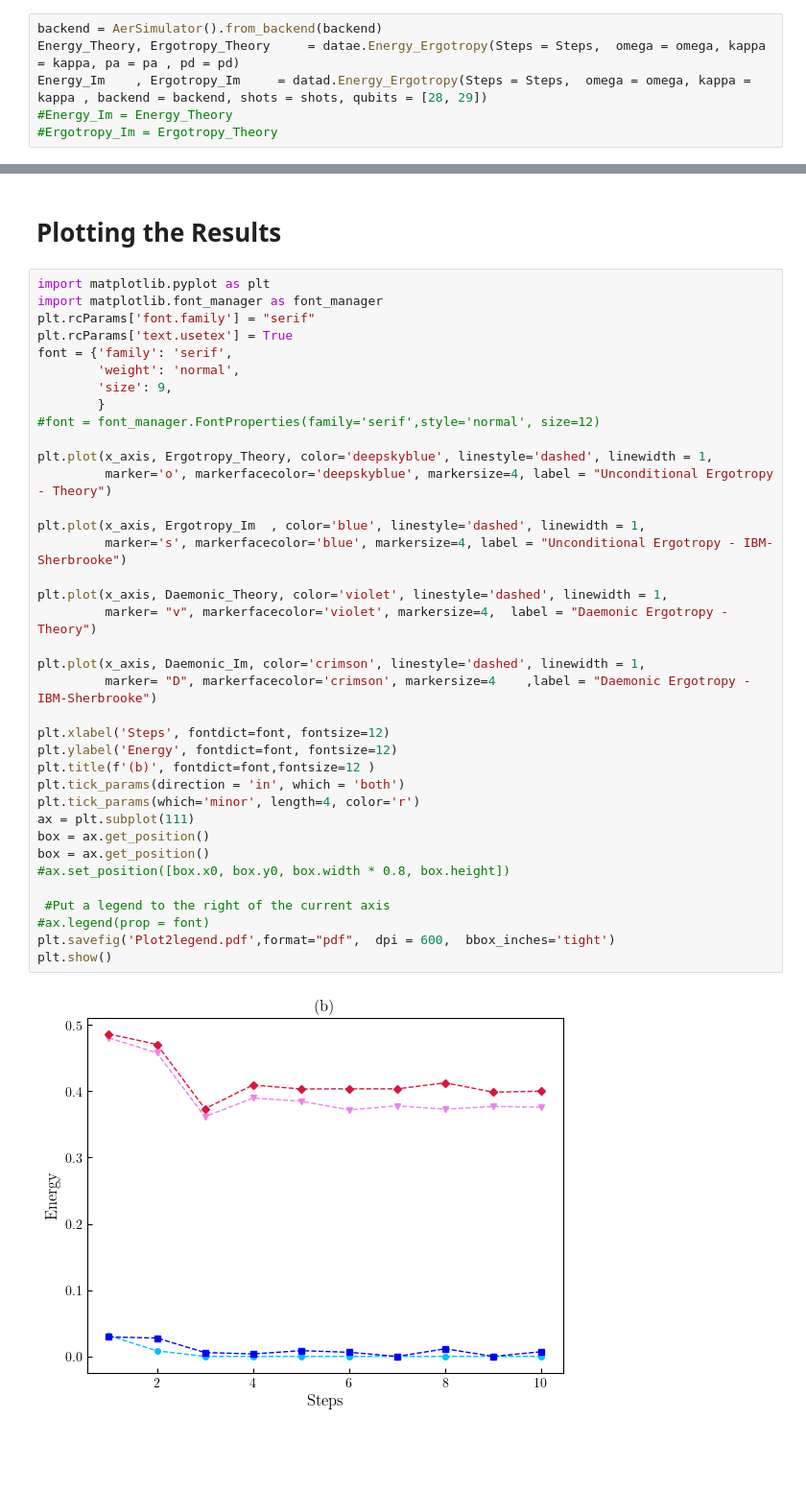
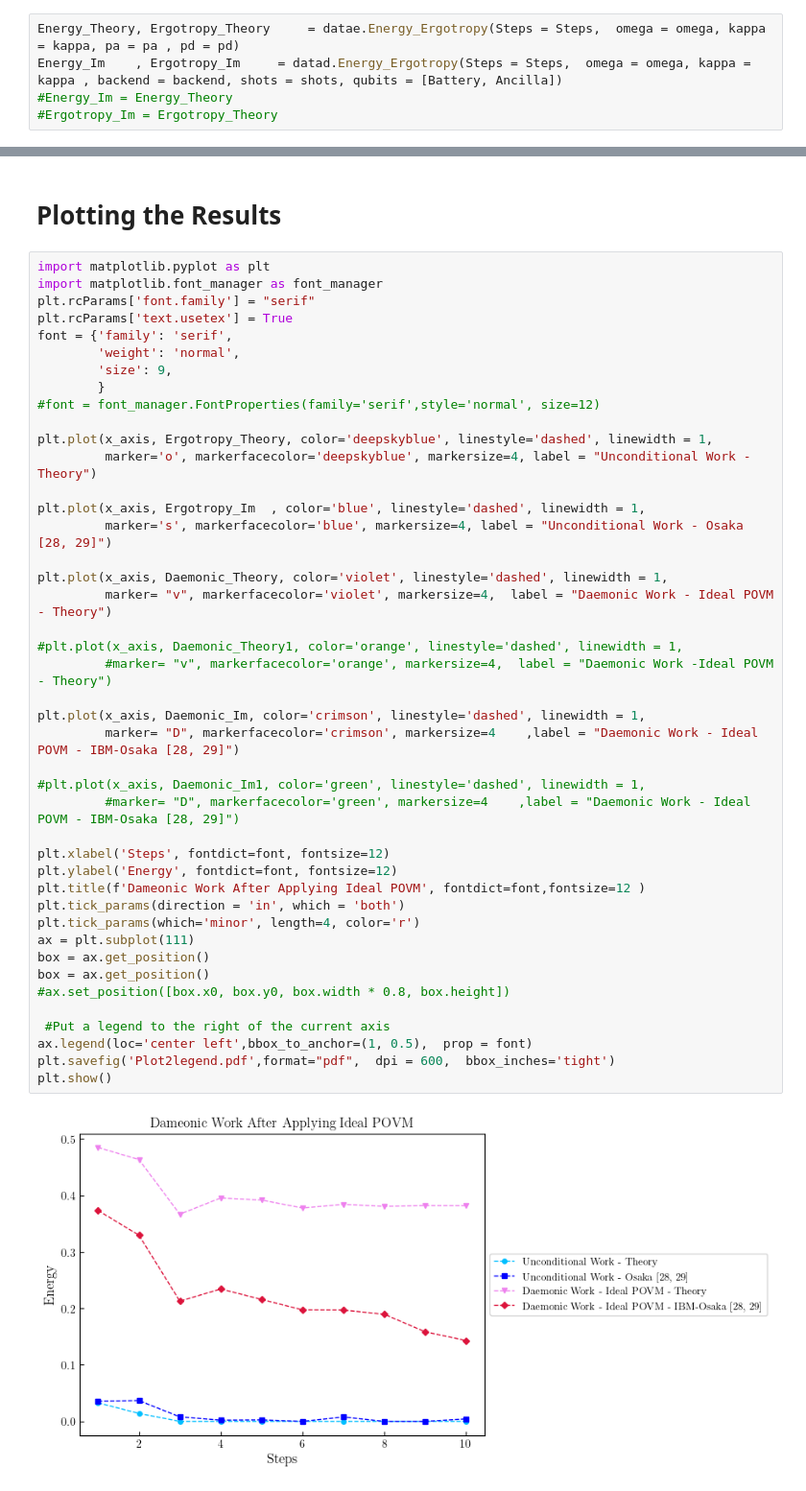
Before and after one commit to nelyasi/OQB-implementation---Batsim, a Jupyter notebook: RunMe.ipynb, the cells around one changed output, grey strips where cells are left out. Shown: that part at 96% size. Saved outputs shown, nothing was run; the diff lists cells and outputs as text; blank space fills up the shorter version.

```diff
--- a/RunMe.ipynb
+++ b/RunMe.ipynb
@@ -89,9 +99,8 @@ ERROR:websocket:ping/pong timed out - goodbye
 # %% [markdown]
 # Charged Energy and Unconditional Ergotropy
 # %%
-backend = AerSimulator().from_backend(backend)
 Energy_Theory, Ergotropy_Theory     = datae.Energy_Ergotropy(Steps = Steps,  omega = omega, kappa = kappa, pa = pa , pd = pd)
-Energy_Im    , Ergotropy_Im     = datad.Energy_Ergotropy(Steps = Steps,  omega = omega, kappa = kappa , backend = backend, shots = shots, qubits = [28, 29])
+Energy_Im    , Ergotropy_Im     = datad.Energy_Ergotropy(Steps = Steps,  omega = omega, kappa = kappa , backend = backend, shots = shots, qubits = [Battery, Ancilla])
 #Energy_Im = Energy_Theory
 #Ergotropy_Im = Ergotropy_Theory
 # %% [markdown]
@@ -112,40 +121,46 @@ import matplotlib.pyplot as plt
 import matplotlib.font_manager as font_manager
 plt.rcParams['font.family'] = "serif"
 plt.rcParams['text.usetex'] = True
 font = {'family': 'serif',
         'weight': 'normal',
         'size': 9,
         }
 #font = font_manager.FontProperties(family='serif',style='normal', size=12)
 
 plt.plot(x_axis, Ergotropy_Theory, color='deepskyblue', linestyle='dashed', linewidth = 1,
-         marker='o', markerfacecolor='deepskyblue', markersize=4, label = "Unconditional Ergotropy - Theory")
+         marker='o', markerfacecolor='deepskyblue', markersize=4, label = "Unconditional Work - Theory")
 
 plt.plot(x_axis, Ergotropy_Im  , color='blue', linestyle='dashed', linewidth = 1,
-         marker='s', markerfacecolor='blue', markersize=4, label = "Unconditional Ergotropy - IBM-Sherbrooke")
+         marker='s', markerfacecolor='blue', markersize=4, label = "Unconditional Work - Osaka [28, 29]")
 
 plt.plot(x_axis, Daemonic_Theory, color='violet', linestyle='dashed', linewidth = 1,
-         marker= "v", markerfacecolor='violet', markersize=4,  label = "Daemonic Ergotropy - Theory")
+         marker= "v", markerfacecolor='violet', markersize=4,  label = "Daemonic Work - Ideal POVM - Theory")
+
+#plt.plot(x_axis, Daemonic_Theory1, color='orange', linestyle='dashed', linewidth = 1,
+         #marker= "v", markerfacecolor='orange', markersize=4,  label = "Daemonic Work -Ideal POVM - Theory")
 
 plt.plot(x_axis, Daemonic_Im, color='crimson', linestyle='dashed', linewidth = 1,
-         marker= "D", markerfacecolor='crimson', markersize=4    ,label = "Daemonic Ergotropy - IBM-Sherbrooke")
+         marker= "D", markerfacecolor='crimson', markersize=4    ,label = "Daemonic Work - Ideal POVM - IBM-Osaka [28, 29]")
+
+#plt.plot(x_axis, Daemonic_Im1, color='green', linestyle='dashed', linewidth = 1,
+         #marker= "D", markerfacecolor='green', markersize=4    ,label = "Daemonic Work - Ideal POVM - IBM-Osaka [28, 29]")
 
 plt.xlabel('Steps', fontdict=font, fontsize=12)
 plt.ylabel('Energy', fontdict=font, fontsize=12)
-plt.title(f'(b)', fontdict=font,fontsize=12 )
+plt.title(f'Dameonic Work After Applying Ideal POVM', fontdict=font,fontsize=12 )
 plt.tick_params(direction = 'in', which = 'both')
 plt.tick_params(which='minor', length=4, color='r')
 ax = plt.subplot(111)
 box = ax.get_position()
 box = ax.get_position()
 #ax.set_position([box.x0, box.y0, box.width * 0.8, box.height])
 
  #Put a legend to the right of the current axis
-#ax.legend(prop = font)
+ax.legend(loc='center left',bbox_to_anchor=(1, 0.5),  prop = font)
 plt.savefig('Plot2legend.pdf',format="pdf",  dpi = 600,  bbox_inches='tight')
 plt.show()
 # %% [output]
-[figure, old version]
+[figure, new version]
 # %%
 Ergotropy_Im
 # %% [output]
```
Also changed, not shown: parts of 8 cells of this notebook.
